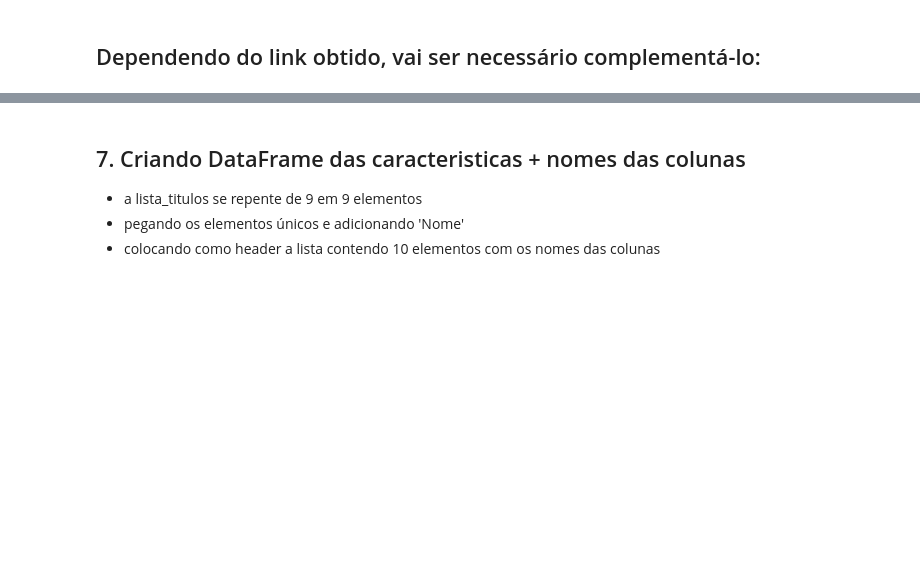
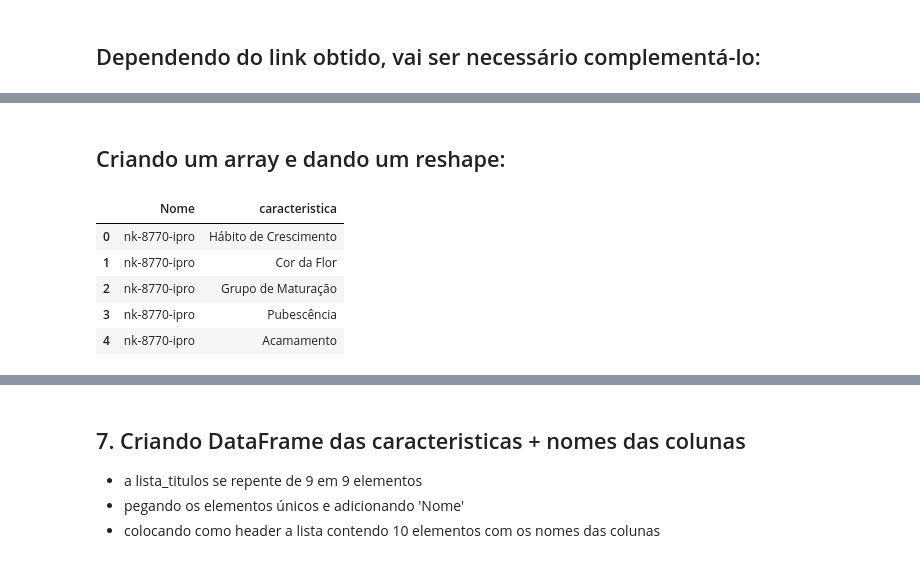
Before and after one commit to anandaheino/WebScraping_Practice, a Jupyter notebook: Exemplo_Syngenta_nk.ipynb, the cells around one changed output, grey strips where cells are left out. Cells and saved outputs as stored; diff of their text form; code cells hidden in the pictures; blank space fills up the shorter version.

Commit message:
Funções de varredura de links e criação de DF criadas

```diff
--- a/Exemplo_Syngenta_nk.ipynb
+++ b/Exemplo_Syngenta_nk.ipynb
@@ -63,8 +64,9 @@ def complement_link(lista_links, link_principal):
 
     """Função que recebe uma lista com links parciais e complementa-os usando o link principal.
     Parâmetros:
-    lista_links: lista contendo links parciais
-    link_principal: início do link que foi oculto nos links parciais"""
+    * lista_links: lista contendo links parciais
+    * link_principal: início do link que foi oculto nos links parciais
+    Retorno: uma lista com os links completos"""
 
     links_completos = []
 
@@ -138,6 +86,0 @@ for link in links:
-# %%
-array = np.array(lista_descricao).reshape(6, 9)
-
-df_caract = pd.DataFrame(data=array)
-df_caract['Nome'] = lista_nome
-df_caract.head(2)
@@ -147,0 +117,5 @@ df_caract.head(2)
+# %%
+# testando a função find_similar_info:
+
+caracteristicas = find_similar_info(links_completos, 'div', "prop-nk-titulo", -12)
+caracteristicas[:7]
@@ -147,0 +143,2 @@ df_caract.head(2)
+# %% [markdown]
+## Criando um array e dando um reshape:
@@ -147,0 +163,12 @@ df_caract.head(2)
+# %%
+# testando a função criando_df com as caracteristicas
+
+df_caract = criando_df(caracteristicas, 2, ['Nome', 'caracteristica'])
+df_caract.head()
+# %% [output]
+|  | Nome | caracteristica |
+| 0 | nk-8770-ipro | Hábito de Crescimento |
+| 1 | nk-8770-ipro | Cor da Flor |
+| 2 | nk-8770-ipro | Grupo de Maturação |
+| 3 | nk-8770-ipro | Pubescência |
+| 4 | nk-8770-ipro | Acamamento |
```
Also changed, not shown: parts of 21 cells of this notebook.
